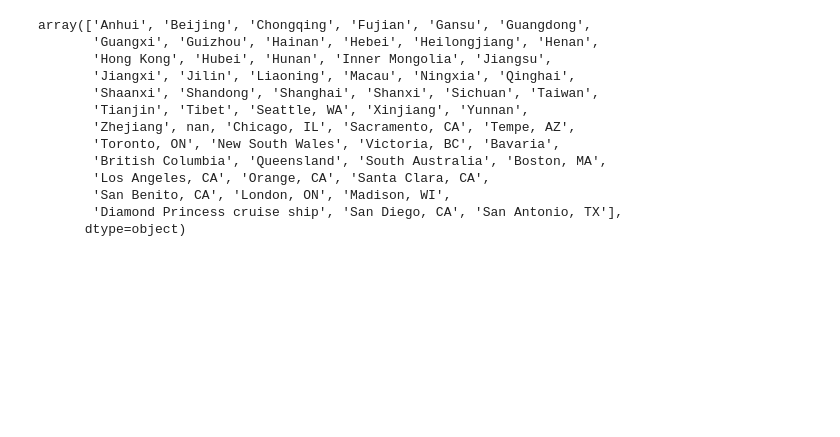
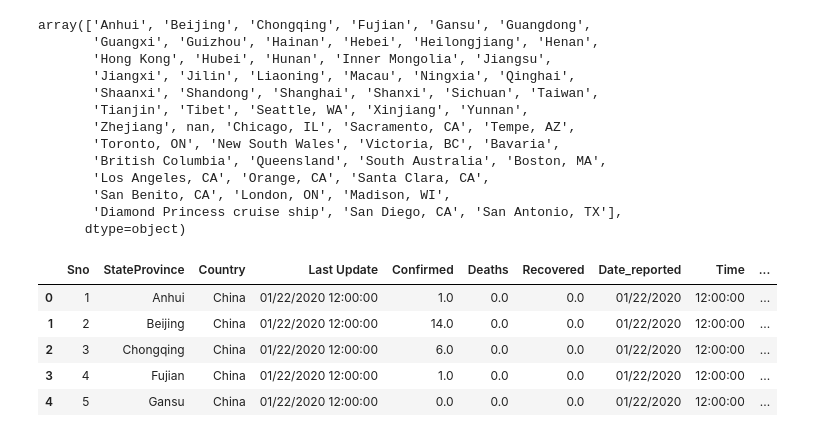
Before and after one commit to avbui-coat/ETL_Project, a Jupyter notebook: Coronavirus_Feb_2020.ipynb, the cells around one changed output. Drawn from its saved outputs; the diff is of its cells as text; code cells hidden in the pictures; blank space fills up the shorter version.

```diff
--- a/Coronavirus_Feb_2020.ipynb
+++ b/Coronavirus_Feb_2020.ipynb
@@ -269,3 +268,18 @@ array(['Anhui', 'Beijing', 'Chongqing', 'Fujian', 'Gansu', 'Guangdong',
        'San Benito, CA', 'London, ON', 'Madison, WI',
        'Diamond Princess cruise ship', 'San Diego, CA', 'San Antonio, TX'],
       dtype=object)
+# %%
+case_df = total_df.rename(columns={
+    'Province/State':'StateProvince',
+    'Date Only':'Date_reported',
+    'Location_ID':'Location_id'
+})
+# %%
+case_df.head()
+# %% [output]
+|  | Sno | StateProvince | Country | Last Update | Confirmed | Deaths | Recovered | Date_reported | Time | ... |
+| 0 | 1 | Anhui | China | 01/22/2020 12:00:00 | 1.0 | 0.0 | 0.0 | 01/22/2020 | 12:00:00 | ... |
+| 1 | 2 | Beijing | China | 01/22/2020 12:00:00 | 14.0 | 0.0 | 0.0 | 01/22/2020 | 12:00:00 | ... |
+| 2 | 3 | Chongqing | China | 01/22/2020 12:00:00 | 6.0 | 0.0 | 0.0 | 01/22/2020 | 12:00:00 | ... |
+| 3 | 4 | Fujian | China | 01/22/2020 12:00:00 | 1.0 | 0.0 | 0.0 | 01/22/2020 | 12:00:00 | ... |
+| 4 | 5 | Gansu | China | 01/22/2020 12:00:00 | 0.0 | 0.0 | 0.0 | 01/22/2020 | 12:00:00 | ... |
```
Also changed, not shown: parts of 8 cells of this notebook, 2 other files.
